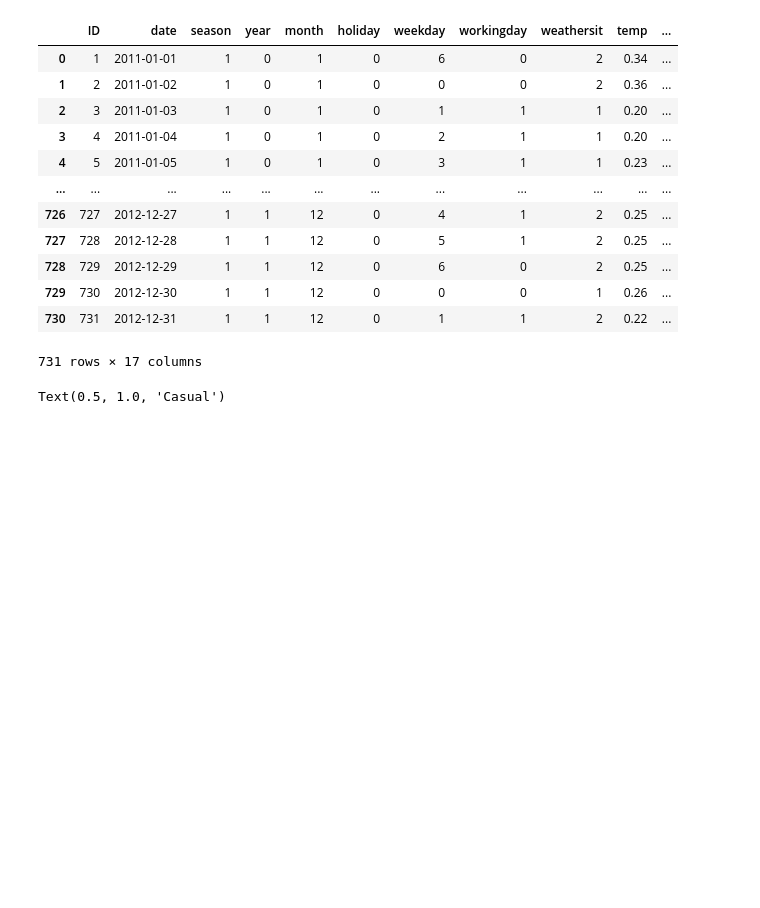
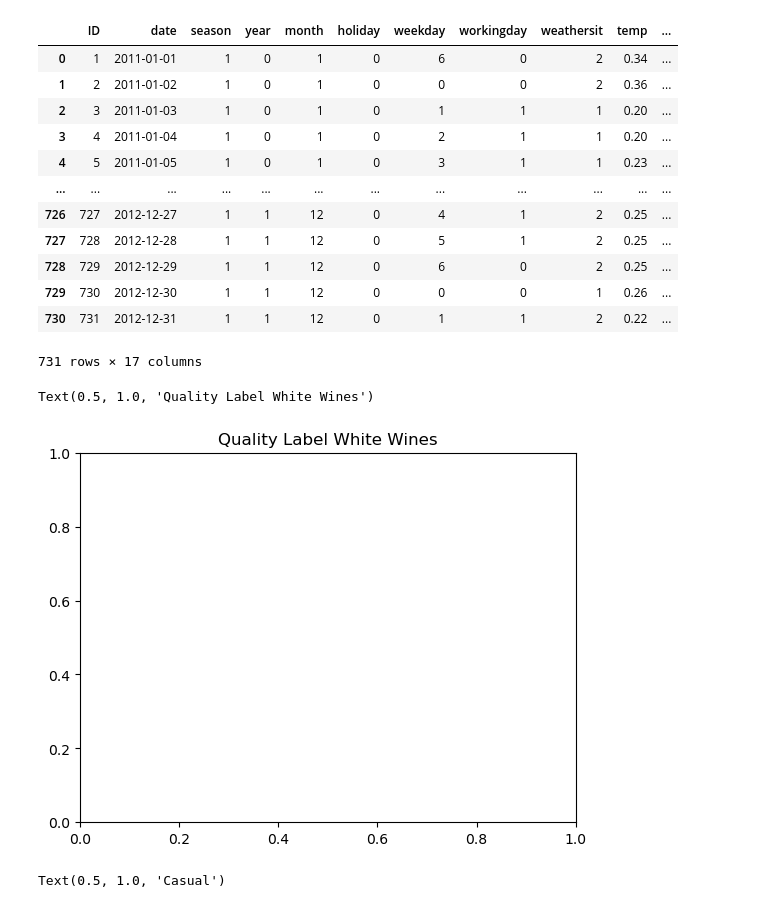
Before and after one commit to NiaLucia/Sprint2, a Jupyter notebook: Bike Project/BikeEDA.ipynb, the cells around one changed output. Drawn from its saved outputs; the diff is of its cells as text; code cells hidden in the pictures; blank space fills up the shorter version.

```diff
--- a/Bike Project/BikeEDA.ipynb
+++ b/Bike Project/BikeEDA.ipynb
@@ -149,6 +149,19 @@ hour['season'] = day.season.map({1: 'winter', 2: 'spring', 3: 'summer', 4: 'fall
 # converting month
 day['month'] = day.season.map({1: 'Jan', 2: 'Feb', 3: 'Mar', 4: 'Apr', 5: 'May', 6: 'Jun', 7: 'Jul', 8: 'Aug', 9: 'Sep', 10: 'Okt', 11: 'Nov', 12: 'Dec'}).astype('category')
 hour['month'] = hour.season.map({1: 'Jan', 2: 'Feb', 3: 'Mar', 4: 'Apr', 5: 'May', 6: 'Jun', 7: 'Jul', 8: 'Aug', 9: 'Sep', 10: 'Okt', 11: 'Nov', 12: 'Dec'}).astype('category')
+
+# converting weekday
+day['weekday'] = day.season.map({0: 'Sun', 1: 'Mon', 2: 'Tue', 3: 'Wed', 4: 'Thu', 5: 'Fri', 6: 'Sat'}).astype('category')
+hour['weekday'] = hour.season.map({0: 'Sun', 1: 'Mon', 2: 'Tue', 3: 'Wed', 4: 'Thu', 5: 'Fri', 6: 'Sat'}).astype('category')
+
+# converting year
+day['year'] = day.season.map({0: '2011', 1: '2012'}).astype('category')
+hour['year'] = hour.season.map({0: '2011', 1: '2012'}).astype('category')
+# %%
+sns.histplot(data=day, x= "year", bins= 20, color= 'beige').set_title('Quality Label White Wines')
+# %% [output]
+Text(0.5, 1.0, 'Quality Label White Wines')
+[figure, added]
 # %%
 fig, axs = plt.subplots(1, 2, sharey="row", tight_layout=True)
 
```
Also changed, not shown: parts of 3 cells of this notebook.
